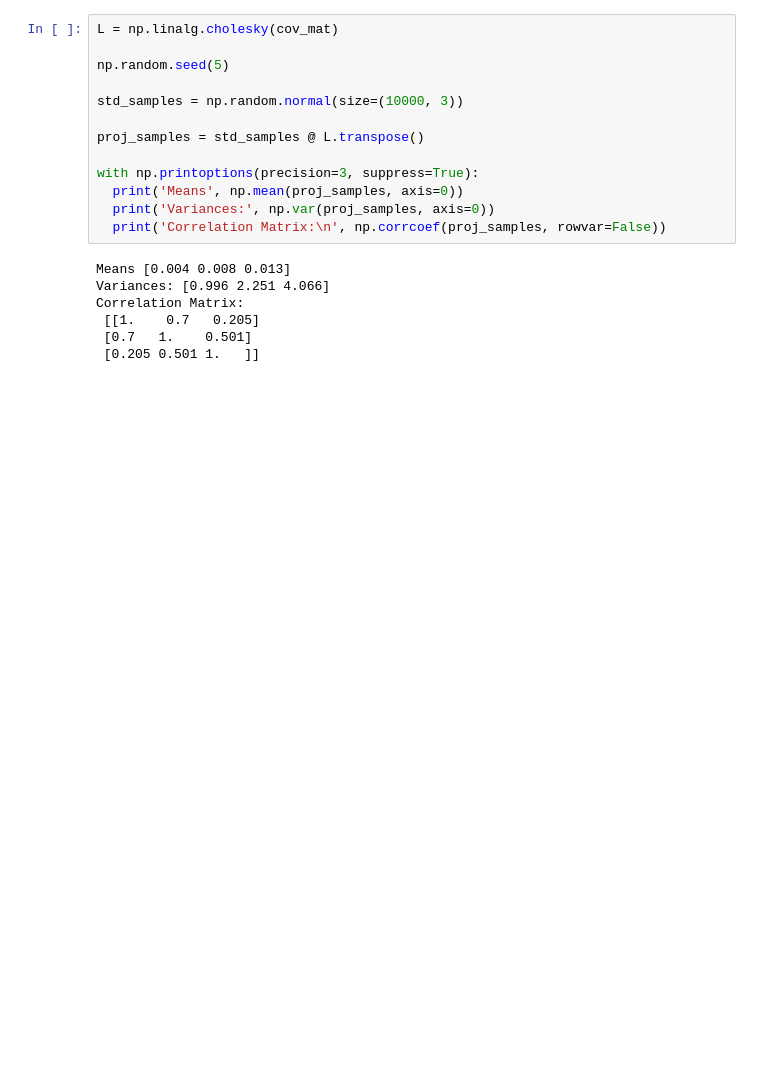
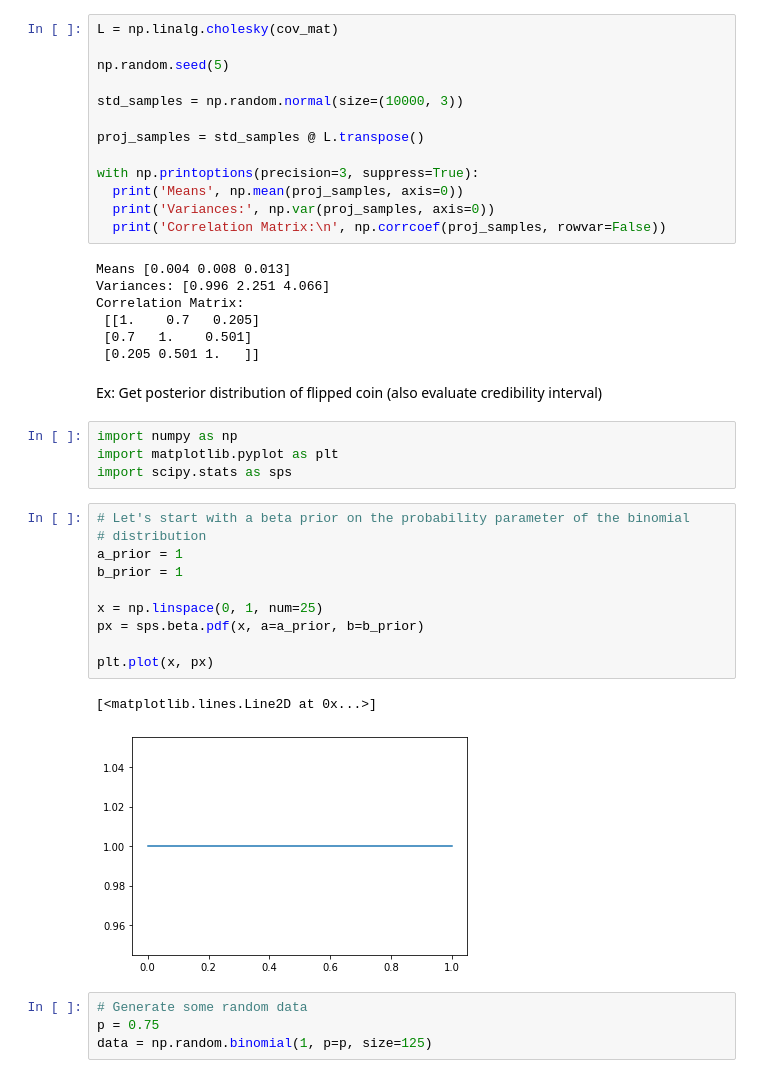
Before and after one commit to RoetGer/decisions-under-uncertainty, a Jupyter notebook: solved_problems.ipynb, the cells around one changed output. Saved outputs shown, nothing was run; the diff lists cells and outputs as text; blank space fills up the shorter version.

Commit message:
Add Bayesian updating example for coin flips.

```diff
--- a/solved_problems.ipynb
+++ b/solved_problems.ipynb
@@ -962,3 +962,26 @@ Correlation Matrix:
  [[1.    0.7   0.205]
  [0.7   1.    0.501]
  [0.205 0.501 1.   ]]
+# %% [markdown]
+Ex: Get posterior distribution of flipped coin (also evaluate credibility interval)
+# %%
+import numpy as np
+import matplotlib.pyplot as plt
+import scipy.stats as sps
+# %%
+# Let's start with a beta prior on the probability parameter of the binomial
+# distribution
+a_prior = 1
+b_prior = 1
+
+x = np.linspace(0, 1, num=25)
+px = sps.beta.pdf(x, a=a_prior, b=b_prior)
+
+plt.plot(x, px)
+# %% [output]
+[<matplotlib.lines.Line2D at 0x...>]
+[figure, added]
+# %%
+# Generate some random data
+p = 0.75
+data = np.random.binomial(1, p=p, size=125)
```
Also changed, not shown: parts of 3 cells of this notebook.
